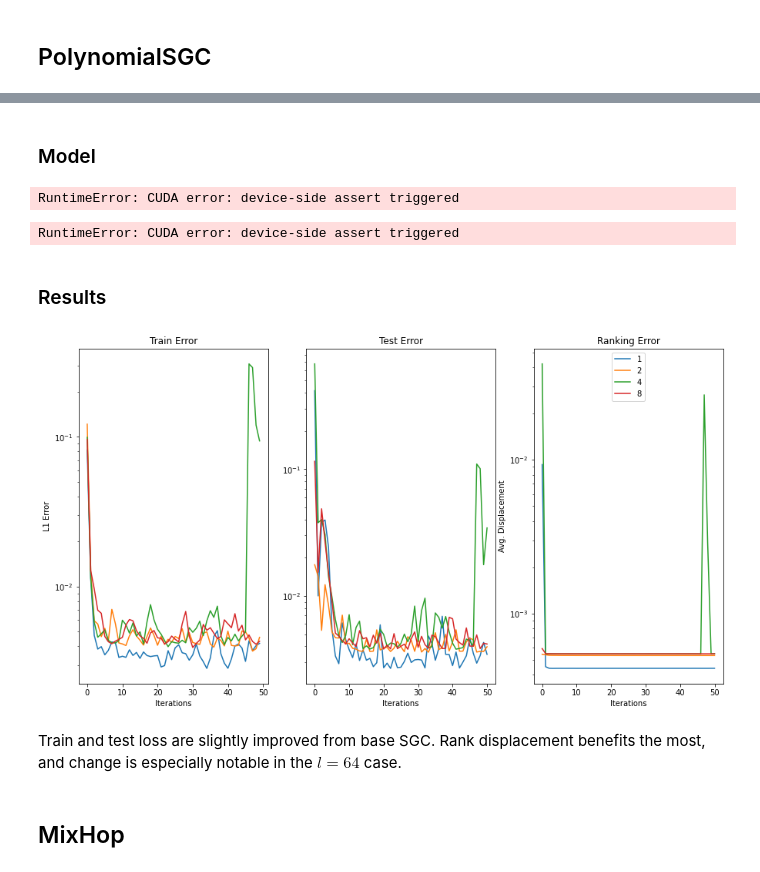
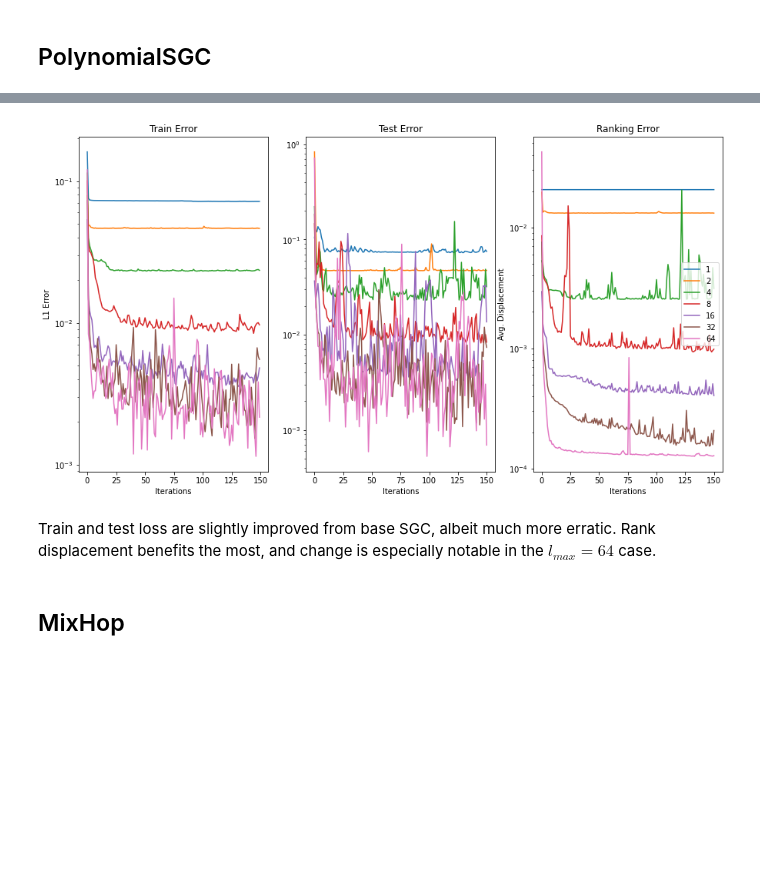
Before and after one commit to PhotoWolf/thesisUpdate_04_12_21, a Jupyter notebook: _sources/HigherMatrixPowers.ipynb, the cells around one changed output, grey strips where cells are left out. Drawn from its saved outputs; the diff is of its cells as text; code cells hidden in the pictures; blank space fills up the shorter version.

```diff
--- a/_sources/HigherMatrixPowers.ipynb
+++ b/_sources/HigherMatrixPowers.ipynb
@@ -126,12 +117,8 @@ $$X^{out} = \Theta{}((c^{2}_{k}-c^{1}_{k})A^{k}X^{in} + (c^{2}_{k-1}-c^{1}_{k-1}
-# %% [markdown]
-### Model
 # %%
 class PolynomialSGC(torch.nn.Module):
     def __init__(self,in_channels,int_channels,out_channels,k=2):
         super(PolynomialSGC,self).__init__()
-        self.coefficients = torch.nn.Sequential(*[torch.nn.Linear(k,int_channels),torch.nn.LeakyReLU(),torch_geometric.nn.BatchNorm(int_channels),
-                                            torch.nn.Linear(int_channels,int_channels),torch.nn.LeakyReLU(),torch_geometric.nn.BatchNorm(int_channels),
-                                            torch.nn.Linear(int_channels,k+1)])
+        self.coefficients = torch.nn.Parameter(torch.randn(k+1))
         self.finish = torch.nn.Sequential(*[torch.nn.Linear(1,int_channels),torch.nn.LeakyReLU(),torch_geometric.nn.BatchNorm(int_channels),
                                             torch.nn.Linear(int_channels,int_channels),torch.nn.LeakyReLU(),torch_geometric.nn.BatchNorm(int_channels),
                                             torch.nn.Linear(int_channels,int_channels),torch.nn.LeakyReLU(),torch_geometric.nn.BatchNorm(int_channels),
@@ -140,68 +127,50 @@ class PolynomialSGC(torch.nn.Module):
 
     def forward(self,X,edge_index,edge_weight,batch):
         X = X/torch_scatter.scatter_sum(X**2,batch,dim=0).sqrt()[batch]
+        coeffs = torch.tanh(self.coefficients)
 
-        Z = X.unsqueeze(1)
-
+        Z = coeffs[0] * X
         for idx in range(self.k):
-            nX = torch_scatter.scatter_sum(edge_weight[:,None] * X[edge_index[1]],edge_index[0],dim=0)
-
-            rayleigh = torch_scatter.scatter_sum(nX * X,batch, dim=0)/torch_scatter.scatter_sum(X**2,batch,dim=0)
-            if idx==0:
-                C = rayleigh
-            else:
-                C = torch.cat((C,rayleigh),dim=1)
-
-            X = nX/torch_scatter.scatter_sum(nX**2,batch,dim=0).sqrt()[batch]
-            Z = torch.cat((Z,X.unsqueeze(1)),dim=1)
-
-        C = C[1::]/C[:-1]
-        C = torch.nn.Softmax(dim=1)(self.coefficients(C))
-        Z = torch.sum(C[batch,:,None] * Z,dim=1)
+            X = torch_scatter.scatter_sum(edge_weight[:,None] * X[edge_index[1]],edge_index[0],dim=0)
+            X = X/torch_scatter.scatter_sum(X**2,batch,dim=0).sqrt()[batch]
+            Z = Z + coeffs[idx+1] * X
+        Z = Z/torch_scatter.scatter_sum(Z**2,batch,dim=0).sqrt()[batch]
         return self.finish(Z)
 # %%
 results = []
 
 torch.manual_seed(0)
 for k in [1,2,4,8,16,32,64]:
-    model = PolynomialSGC(1,32,1,k)
+    model = PolynomialSGC(1,32,1,k).cuda()
 
-    results.append(train_loop(model,train_loader,test_loader,50,lr=1e-1))
+    results.append(train_loop(model,train_loader,test_loader,150,lr=1e-1))
     torch.cuda.empty_cache()
-# %% [output]
-RuntimeError: CUDA error: device-side assert triggered
-# %%
-torch.cuda.empty_cache()
-# %% [output]
-RuntimeError: CUDA error: device-side assert triggered
-# %% [markdown]
-### Results
 # %%
 plt.figure(figsize=(15,8))
 
 plt.subplot(1,3,1)
-for idx,k in enumerate([1,2,4,8]):
+for idx,k in enumerate([1,2,4,8,16,32,64]):
     plt.semilogy(results[idx][0])
 plt.title('Train Error')
 plt.ylabel('L1 Error')
 plt.xlabel('Iterations')
 
 plt.subplot(1,3,2)
-for idx,k in enumerate([1,2,4,8]):
+for idx,k in enumerate([1,2,4,8,16,32,64]):
     plt.semilogy(results[idx][1])
 plt.title('Test Error')
 plt.xlabel('Iterations')
 
 plt.subplot(1,3,3)
-for idx,k in enumerate([1,2,4,8]):
+for idx,k in enumerate([1,2,4,8,16,32,64]):
     plt.semilogy(results[idx][2],label=k)
 plt.title('Ranking Error')
 plt.ylabel('Avg. Displacement')
 plt.xlabel('Iterations')
 plt.legend()
 
 plt.show()
 # %% [output]
-[figure, old version]
+[figure, new version]
 # %% [markdown]
-Train and test loss are slightly improved from base SGC. Rank displacement benefits the most, and change is especially notable in the $l=64$ case.
+Train and test loss are slightly improved from base SGC, albeit much more erratic. Rank displacement benefits the most, and change is especially notable in the $l_{max}=64$ case.
```
Also changed, not shown: parts of 18 cells of this notebook, 46 other files.
